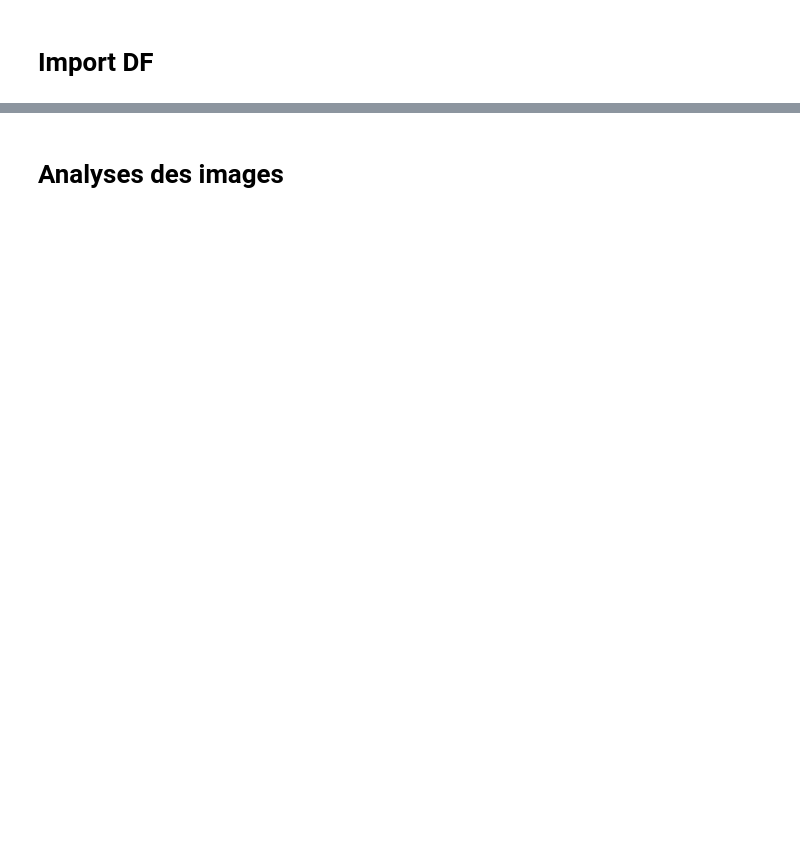
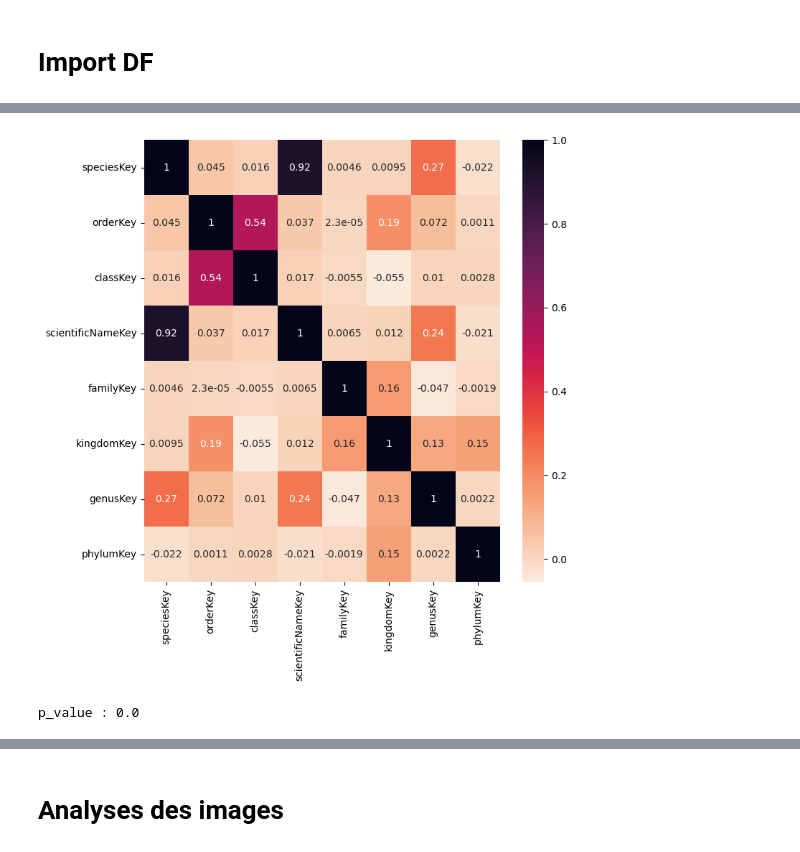
Before and after one commit to gcadet2016/mushroomClassification, a Jupyter notebook: notebooks/2_analyses.ipynb, the cells around one changed output, grey strips where cells are left out. Drawn from its saved outputs; the diff is of its cells as text; code cells hidden in the pictures; blank space fills up the shorter version.

```diff
--- a/notebooks/2_analyses.ipynb
+++ b/notebooks/2_analyses.ipynb
@@ -341,0 +35,9 @@ plt.show()
+# %%
+# Importer les DF à analyser
+observations_mushroom_cleaned  = pd.read_csv('../data/observations_mushroom_cleaned.csv', low_memory=False)
+observations_mushroom_cleaned_sorted_rank  = pd.read_csv('../data/observations_mushroom_cleaned_sorted_rank.csv', low_memory=False)
+observations_mushroom_key  = pd.read_csv('../data/observations_mushroom_key.csv', low_memory=False)
+model_data_10_filtered  = pd.read_csv('../data/model_data_10_filtered.csv', low_memory=False)
+# %%
+observations_mushroom_key.dropna(inplace=True)
+observations_mushroom_key.isna().sum()
@@ -341,0 +63,4 @@ plt.show()
+# %%
+matrice_corr = observations_mushroom_key.corr()
+print('Seules les variables usageKey et speciesKey présentent une corrélation supérieure à 90%. Dans le cas présent : 97% \n')
+matrice_corr
@@ -341,0 +78,21 @@ plt.show()
+# %%
+# Représentation sous forme de heatmap :
+fig = plt.figure(figsize=(8,8))
+sns.heatmap(matrice_corr, annot = True, cmap = 'rocket_r');
+# %% [output]
+[figure, added]
+# %%
+# Vérification de corrélation entre speciesKey et scientificName avec un test chi2
+from scipy.stats import chi2_contingency as chi2
+
+table = pd.crosstab(observations_mushroom_key['speciesKey'], observations_mushroom_key['scientificNameKey'])
+
+resultats_chi2 = chi2(table)
+
+stat = resultats_chi2[0]
+p_value = resultats_chi2[1]
+degre_liberte = resultats_chi2[2]
+
+print('p_value :', p_value)
+# %% [output]
+p_value : 0.0
```
Also changed, not shown: parts of 83 cells of this notebook, 19 other files.
